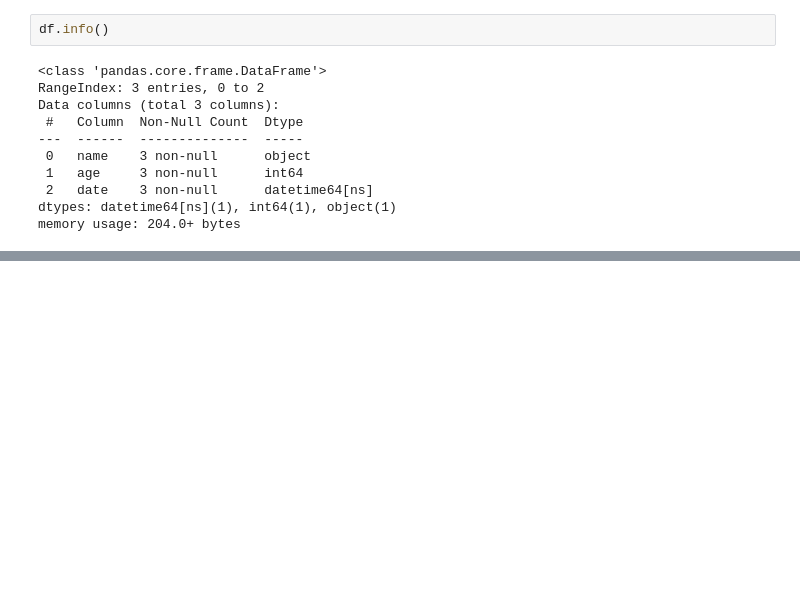
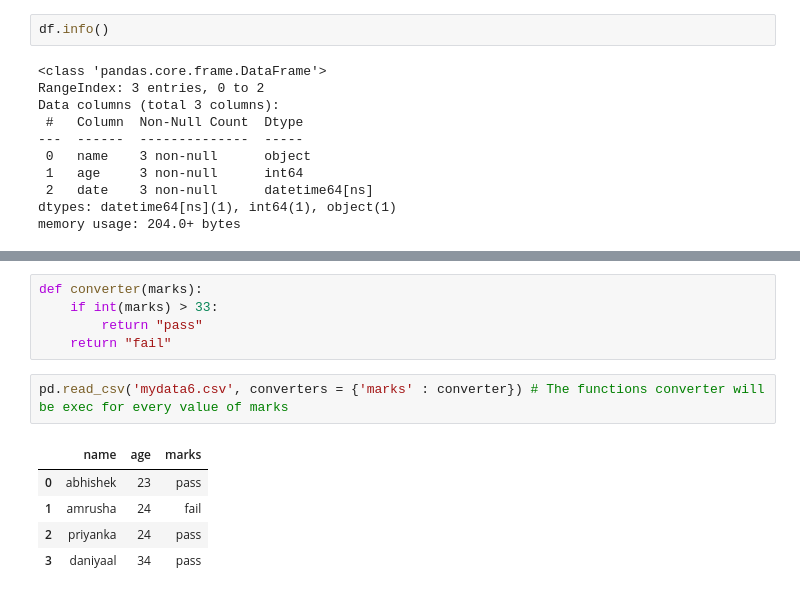
Before and after one commit to abhishekjha462000/data_science_final, a Jupyter notebook: W11_data_analysis_process/01_data_gathering/my_notes.ipynb, the cells around one changed output, grey strips where cells are left out. Saved outputs shown, nothing was run; the diff lists cells and outputs as text; blank space fills up the shorter version.

```diff
--- a/W11_data_analysis_process/01_data_gathering/my_notes.ipynb
+++ b/W11_data_analysis_process/01_data_gathering/my_notes.ipynb
@@ -530,0 +563,13 @@ memory usage: 204.0+ bytes
+# %%
+def converter(marks):
+    if int(marks) > 33:
+        return "pass"
+    return "fail"
+# %%
+pd.read_csv('mydata6.csv', converters = {'marks' : converter}) # The functions converter will be exec for every value of marks
+# %% [output]
+|  | name | age | marks |
+| 0 | abhishek | 23 | pass |
+| 1 | amrusha | 24 | fail |
+| 2 | priyanka | 24 | pass |
+| 3 | daniyaal | 34 | pass |
```
Also changed, not shown: parts of 23 cells of this notebook, 7 other files.
